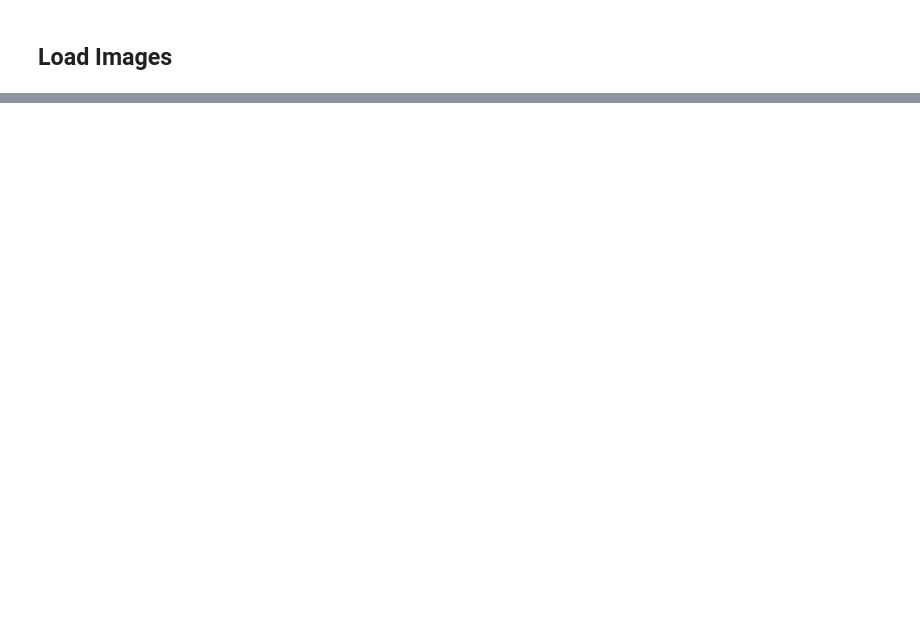
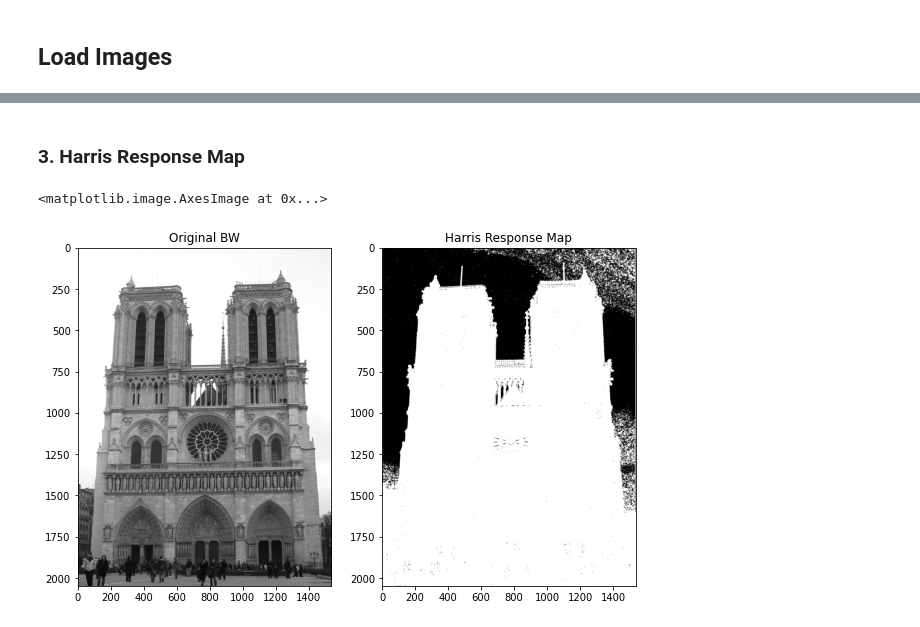
Before and after one commit to jacksonwydra/feature_detection, a Jupyter notebook: feature_detection.ipynb, the cells around one changed output, grey strips where cells are left out. Drawn from its saved outputs; the diff is of its cells as text; code cells hidden in the pictures; blank space fills up the shorter version.

```diff
--- a/feature_detection.ipynb
+++ b/feature_detection.ipynb
@@ -30,0 +88,18 @@ plt.imshow(img2_bw, cmap='gray')
+# %% [markdown]
+### 3. Harris Response Map
+# %%
+from src.harris_corner import harris_response_map
+
+hrm = harris_response_map(Ixx, Iyy, Ixy)
+hrm_img = cv2.convertScaleAbs(hrm)
+
+plt.figure(figsize=(10,10))
+plt.subplot(1,2,1)
+plt.title('Original BW')
+plt.imshow(img1_bw, cmap='gray')
+plt.subplot(1,2,2)
+plt.title('Harris Response Map')
+plt.imshow(hrm_img, cmap='gray')
+# %% [output]
+<matplotlib.image.AxesImage at 0x...>
+[figure, added]
```
Also changed, not shown: parts of 11 cells of this notebook, 2 other files.
